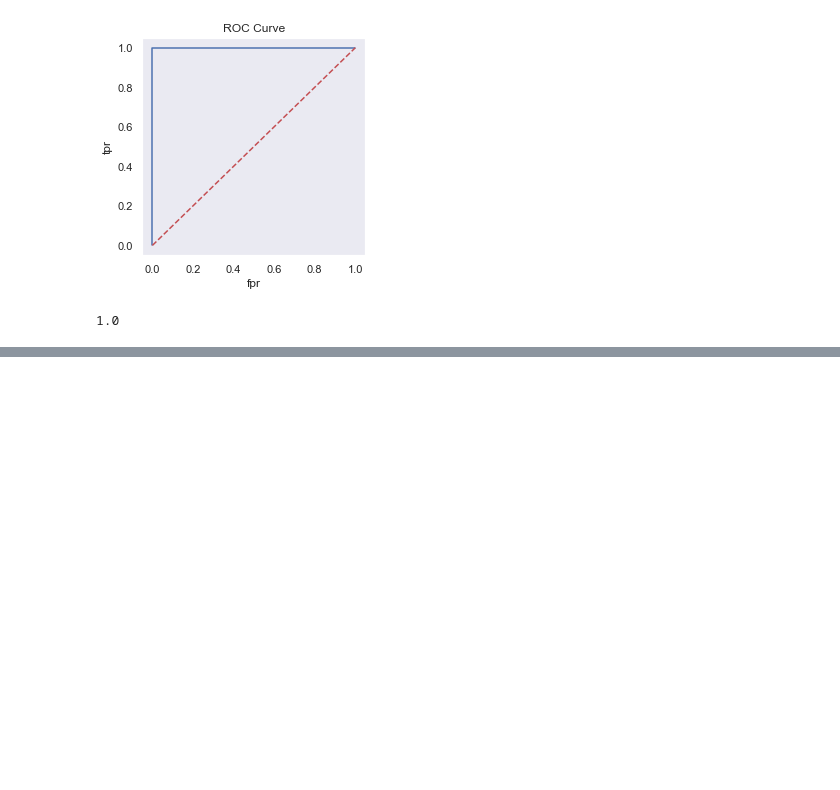
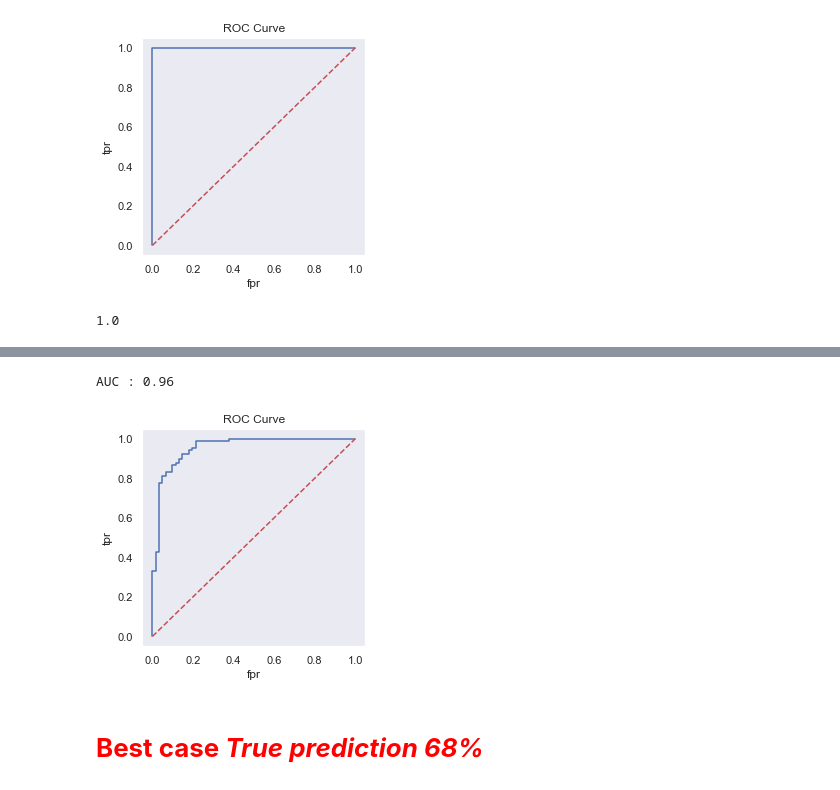
Before and after one commit to Yayawak/Machine-learner, a Jupyter notebook: Sklearn learn/Utils/Roc Auc/roc.ipynb, the cells around one changed output, grey strips where cells are left out. Saved outputs shown, nothing was run; the diff lists cells and outputs as text; code cells hidden in the pictures; blank space fills up the shorter version.

```diff
--- a/Sklearn learn/Utils/Roc Auc/roc.ipynb
+++ b/Sklearn learn/Utils/Roc Auc/roc.ipynb
@@ -262,0 +310,27 @@ auc(fpr, tpr) # get Area under curve 1*1 = 1
+# %%
+y_pred_prob = model.predict_proba(X_test)
+fpr, tpr, thresholds = metrics.roc_curve( y_test, y_pred_prob[:,1])
+df_result = pd.DataFrame(y_test)
+df_result['y_pred'] = y_pred
+df_result['y_pred_prob_0'] = y_pred_prob[:,0] # prob of neg
+df_result['y_pred_prob_1'] = y_pred_prob[:,1] # prob of pos
+# %%
+from sklearn.metrics import roc_curve, auc
+print('AUC : {}'.format(auc(fpr, tpr).round(2))) # get Area under curve 1*1 = 1)
+ll = lower_left = [0,1]
+ur = [0,1]
+
+plt.figure(figsize=(4,4))
+y_pred_prob = model.predict_proba(X_test)
+plt.plot(fpr, tpr)
+plt.plot(ll,ur, '--r') #-- + red
+plt.title('ROC Curve')
+plt.xlabel('fpr')
+plt.ylabel('tpr')
+plt.grid(False)
+plt.show()
+# %% [output]
+AUC : 0.96
+[figure, added]
+# %% [markdown]
+# <b style='color:red'>Best case *True prediction 68%*</b>
```
Also changed, not shown: parts of 20 cells of this notebook, 10 other files.
